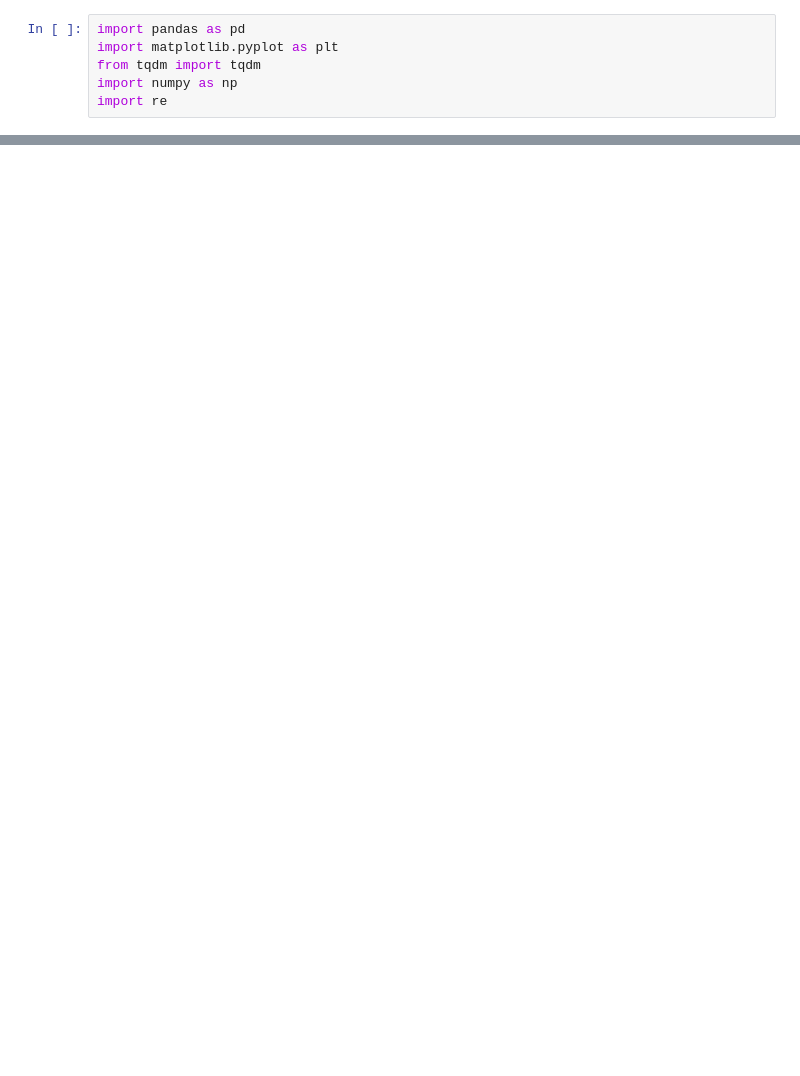
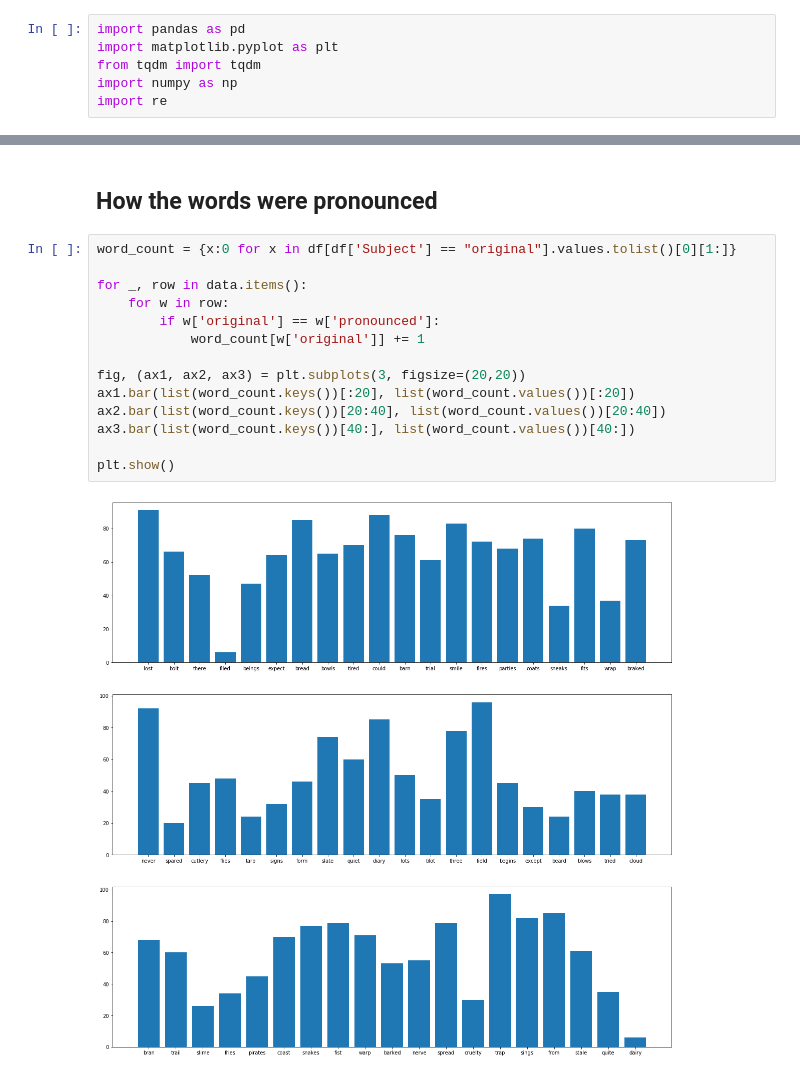
Before and after one commit to ankan17/dyslexia_project, a Jupyter notebook: data_analysis_english.ipynb, the cells around one changed output, grey strips where cells are left out. Saved outputs shown, nothing was run; the diff lists cells and outputs as text; blank space fills up the shorter version.

```diff
--- a/data_analysis_english.ipynb
+++ b/data_analysis_english.ipynb
@@ -71,0 +75,18 @@ plt.show()
+# %% [markdown]
+## How the words were pronounced
+# %%
+word_count = {x:0 for x in df[df['Subject'] == "original"].values.tolist()[0][1:]}
+
+for _, row in data.items():
+    for w in row:
+        if w['original'] == w['pronounced']:
+            word_count[w['original']] += 1
+
+fig, (ax1, ax2, ax3) = plt.subplots(3, figsize=(20,20))
+ax1.bar(list(word_count.keys())[:20], list(word_count.values())[:20])
+ax2.bar(list(word_count.keys())[20:40], list(word_count.values())[20:40])
+ax3.bar(list(word_count.keys())[40:], list(word_count.values())[40:])
+
+plt.show()
+# %% [output]
+[figure, added]
```
Also changed, not shown: parts of 9 cells of this notebook.
